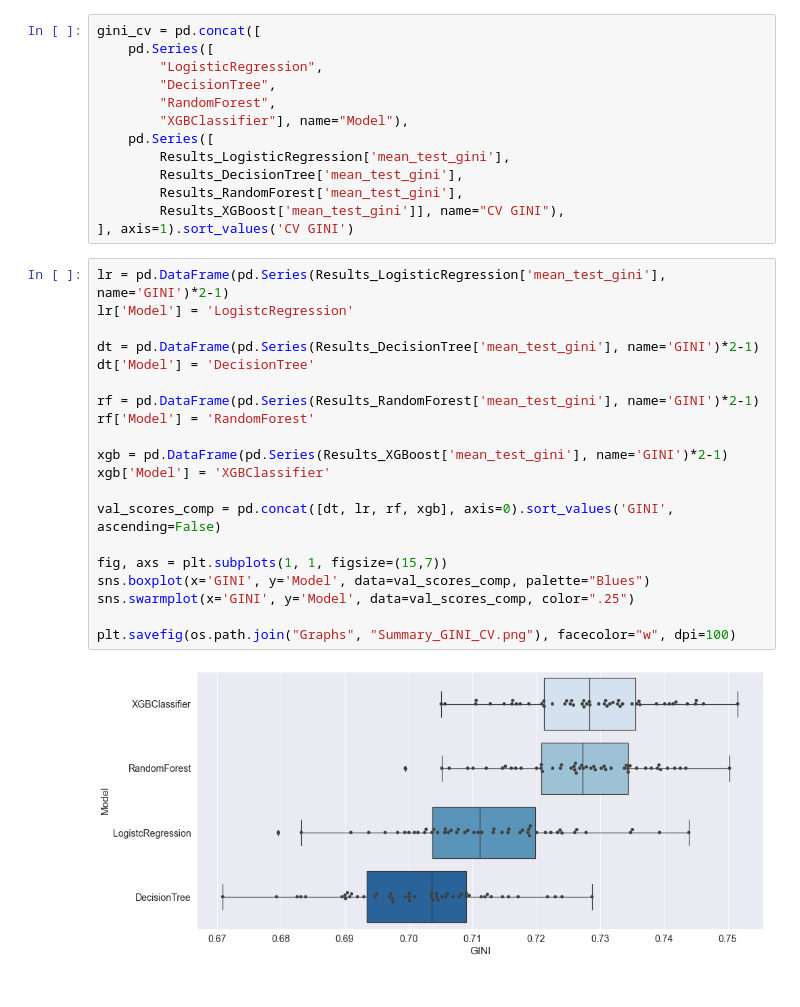
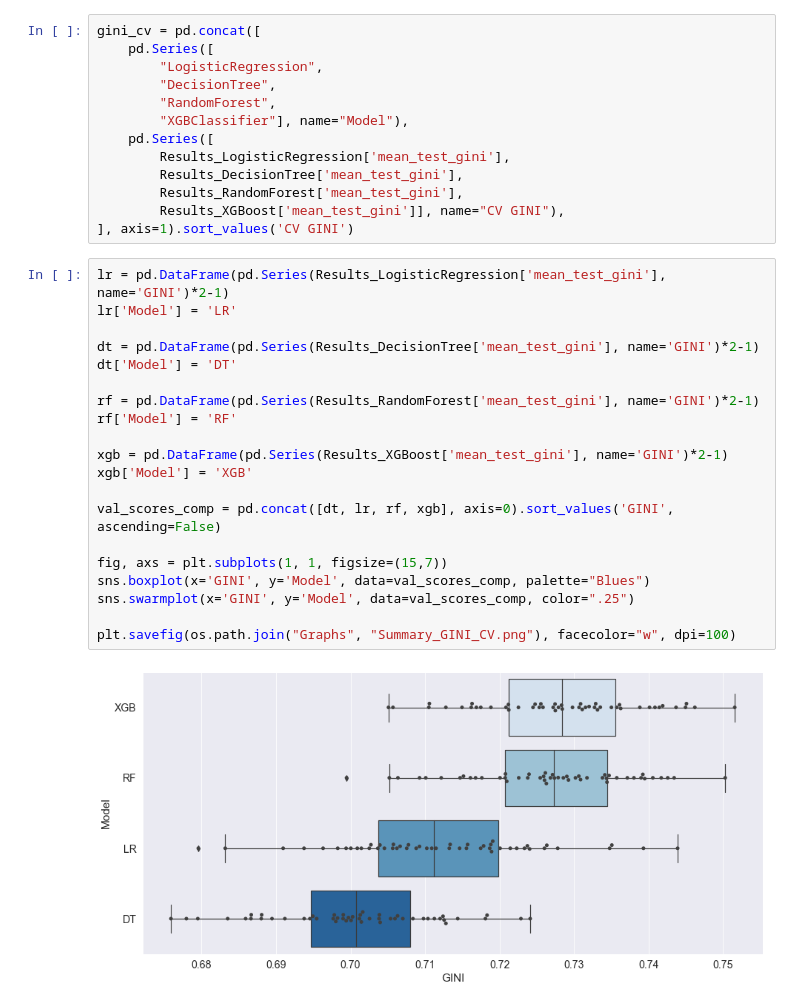
Before and after one commit to m-konopka/ml-scoring, a Jupyter notebook: GMC/05_Summary.ipynb, the cells around one changed output. Drawn from its saved outputs; the diff is of its cells as text.

```diff
--- a/GMC/05_Summary.ipynb
+++ b/GMC/05_Summary.ipynb
@@ -93,23 +93,23 @@ gini_cv = pd.concat([
 ], axis=1).sort_values('CV GINI')
 # %%
 lr = pd.DataFrame(pd.Series(Results_LogisticRegression['mean_test_gini'], name='GINI')*2-1)
-lr['Model'] = 'LogistcRegression'
+lr['Model'] = 'LR'
 
 dt = pd.DataFrame(pd.Series(Results_DecisionTree['mean_test_gini'], name='GINI')*2-1)
-dt['Model'] = 'DecisionTree'
+dt['Model'] = 'DT'
 
 rf = pd.DataFrame(pd.Series(Results_RandomForest['mean_test_gini'], name='GINI')*2-1)
-rf['Model'] = 'RandomForest'
+rf['Model'] = 'RF'
 
 xgb = pd.DataFrame(pd.Series(Results_XGBoost['mean_test_gini'], name='GINI')*2-1)
-xgb['Model'] = 'XGBClassifier'
+xgb['Model'] = 'XGB'
 
 val_scores_comp = pd.concat([dt, lr, rf, xgb], axis=0).sort_values('GINI', ascending=False)
 
 fig, axs = plt.subplots(1, 1, figsize=(15,7))
 sns.boxplot(x='GINI', y='Model', data=val_scores_comp, palette="Blues")
 sns.swarmplot(x='GINI', y='Model', data=val_scores_comp, color=".25")
 
 plt.savefig(os.path.join("Graphs", "Summary_GINI_CV.png"), facecolor="w", dpi=100)
 # %% [output]
-[figure, old version]
+[figure, new version]
```
Also changed, not shown: parts of 2 cells of this notebook, 4 other files.
